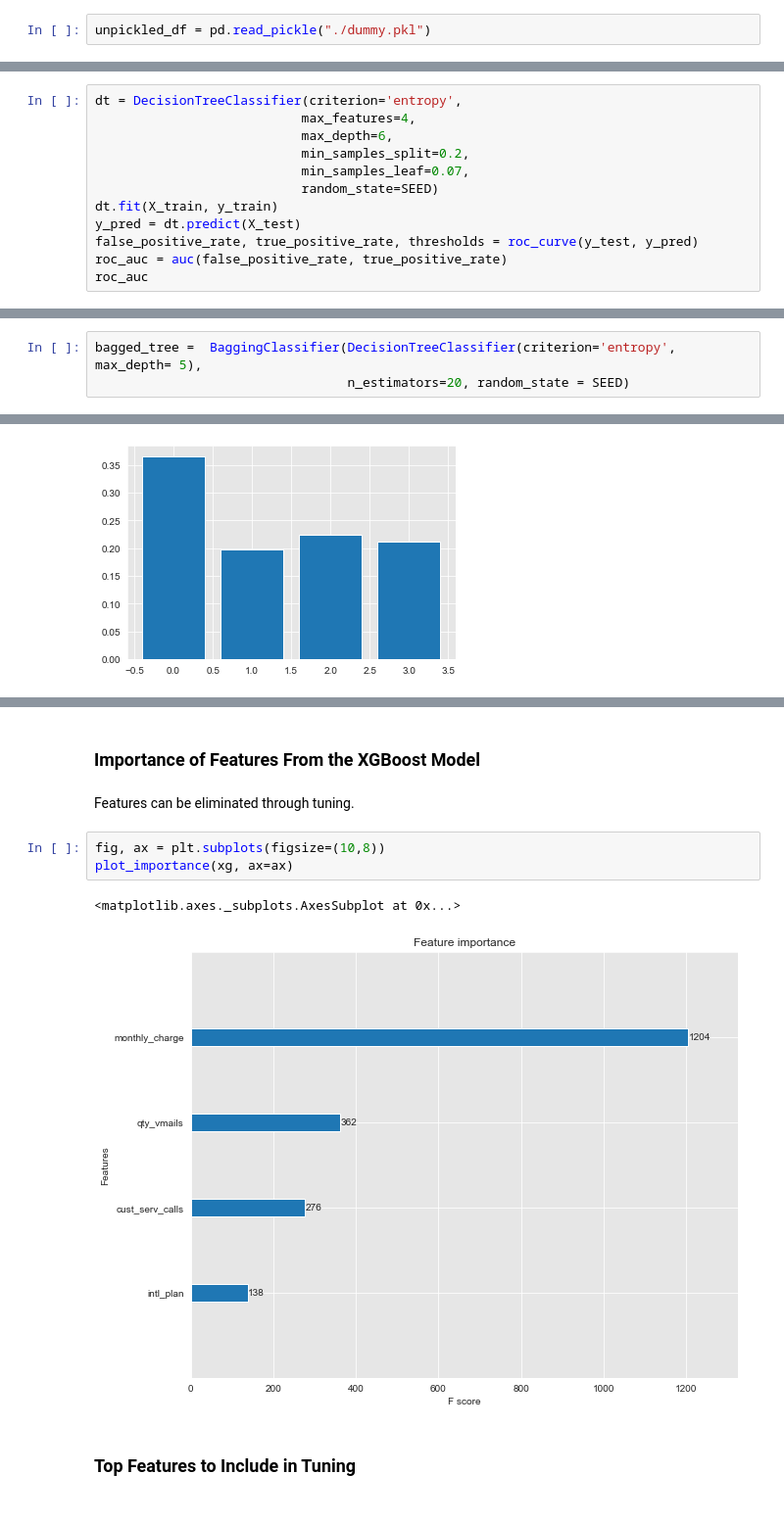
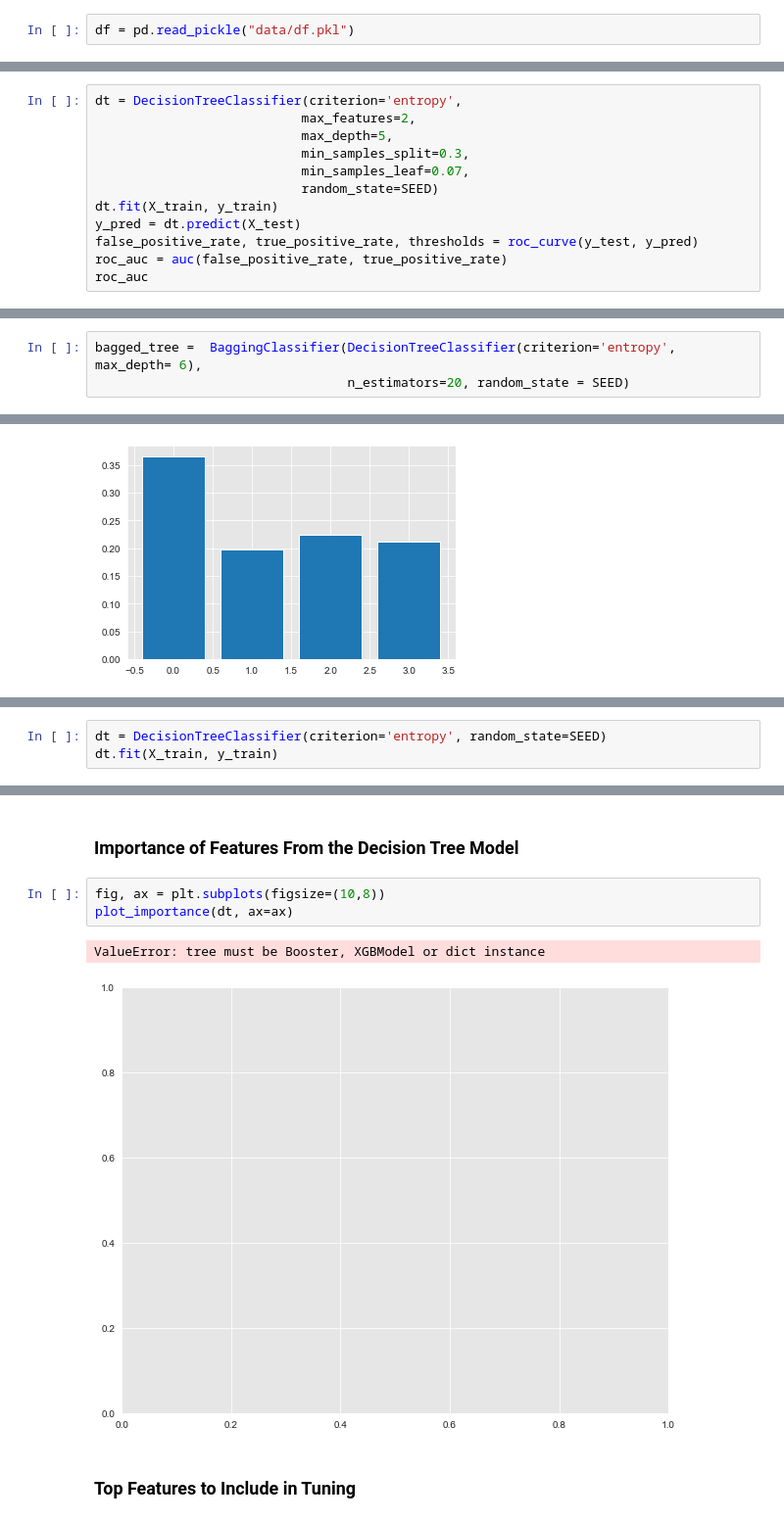
Before and after one commit to jaykayso/SyriaTel-Comm-Project, a Jupyter notebook: notebooks/Modeling.ipynb, the cells around one changed output, grey strips where cells are left out. Shown at 98% size. Drawn from its saved outputs; the diff is of its cells as text.

Commit message:
finalizing modeling

```diff
--- a/notebooks/Modeling.ipynb
+++ b/notebooks/Modeling.ipynb
@@ -36,2 +62,2 @@ NameError: name 'unpickle' is not defined
 # %%
-unpickled_df = pd.read_pickle("./dummy.pkl")
+df = pd.read_pickle("data/df.pkl")
@@ -389,9 +422,9 @@ plt.show()
 These values will allow the model to incorporate the maximum amount of positive learning possible.
 # %%
 dt = DecisionTreeClassifier(criterion='entropy',
-                           max_features=4,
-                           max_depth=6,
-                           min_samples_split=0.2,
+                           max_features=2,
+                           max_depth=5,
+                           min_samples_split=0.3,
                            min_samples_leaf=0.07,
                            random_state=SEED)
 dt.fit(X_train, y_train)
@@ -554,5 +583,5 @@ plt.show()
 # %%
-bagged_tree =  BaggingClassifier(DecisionTreeClassifier(criterion='entropy', max_depth= 5),
+bagged_tree =  BaggingClassifier(DecisionTreeClassifier(criterion='entropy', max_depth= 6),
                                  n_estimators=20, random_state = SEED)
 # %%
 bagged_tree.fit(X_train, y_train)
@@ -814,0 +846,3 @@ plt.show()
+# %%
+dt = DecisionTreeClassifier(criterion='entropy', random_state=SEED)
+dt.fit(X_train, y_train)
@@ -815,13 +865,11 @@ plt.show()
 # %% [markdown]
-### Importance of Features From the XGBoost Model
+### Importance of Features From the Decision Tree Model
-# %% [markdown]
-Features can be eliminated through tuning.
 # %%
 fig, ax = plt.subplots(figsize=(10,8))
-plot_importance(xg, ax=ax)
+plot_importance(dt, ax=ax)
 # %% [output]
-<matplotlib.axes._subplots.AxesSubplot at 0x...>
+ValueError: tree must be Booster, XGBModel or dict instance
-[figure, old version]
+[figure, new version]
 # %% [markdown]
 ### Top Features to Include in Tuning
 # %% [markdown]
```
Also changed, not shown: parts of 38 cells of this notebook, 6 other files.
